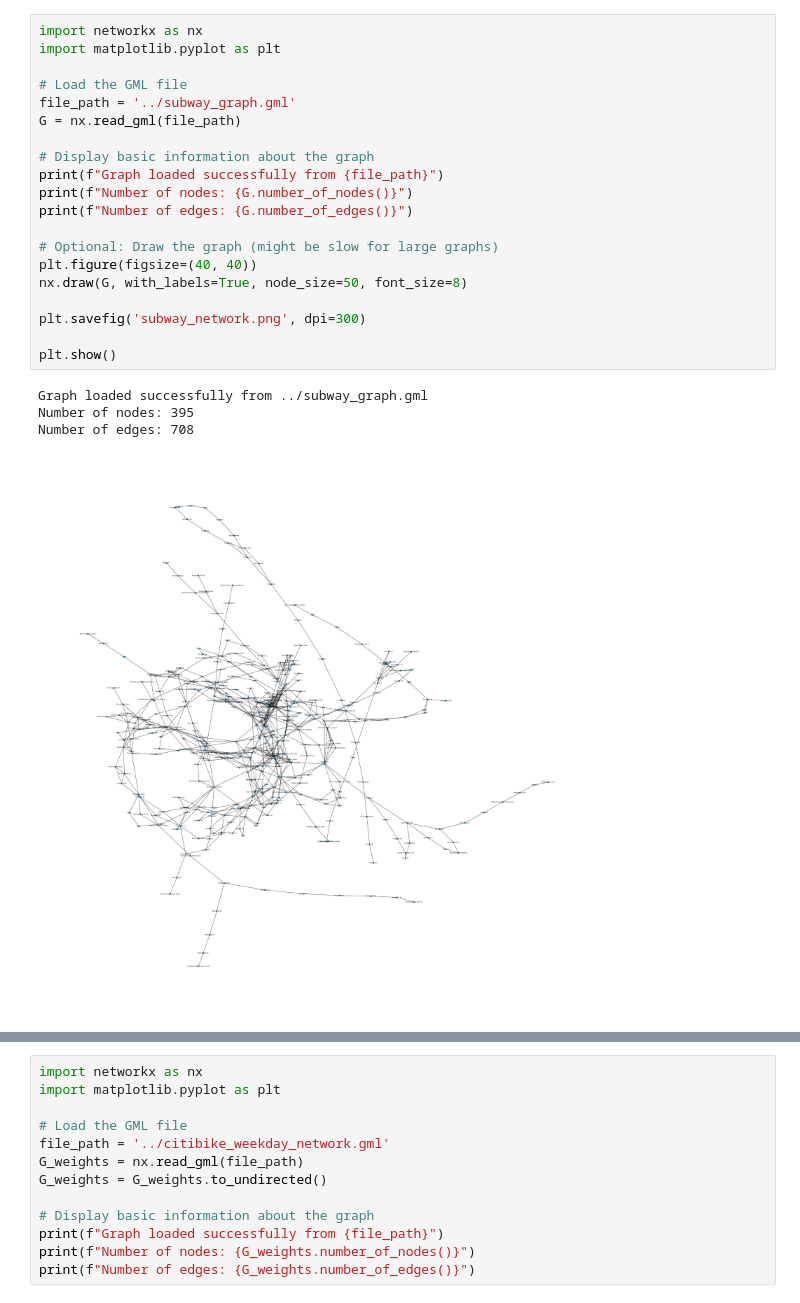
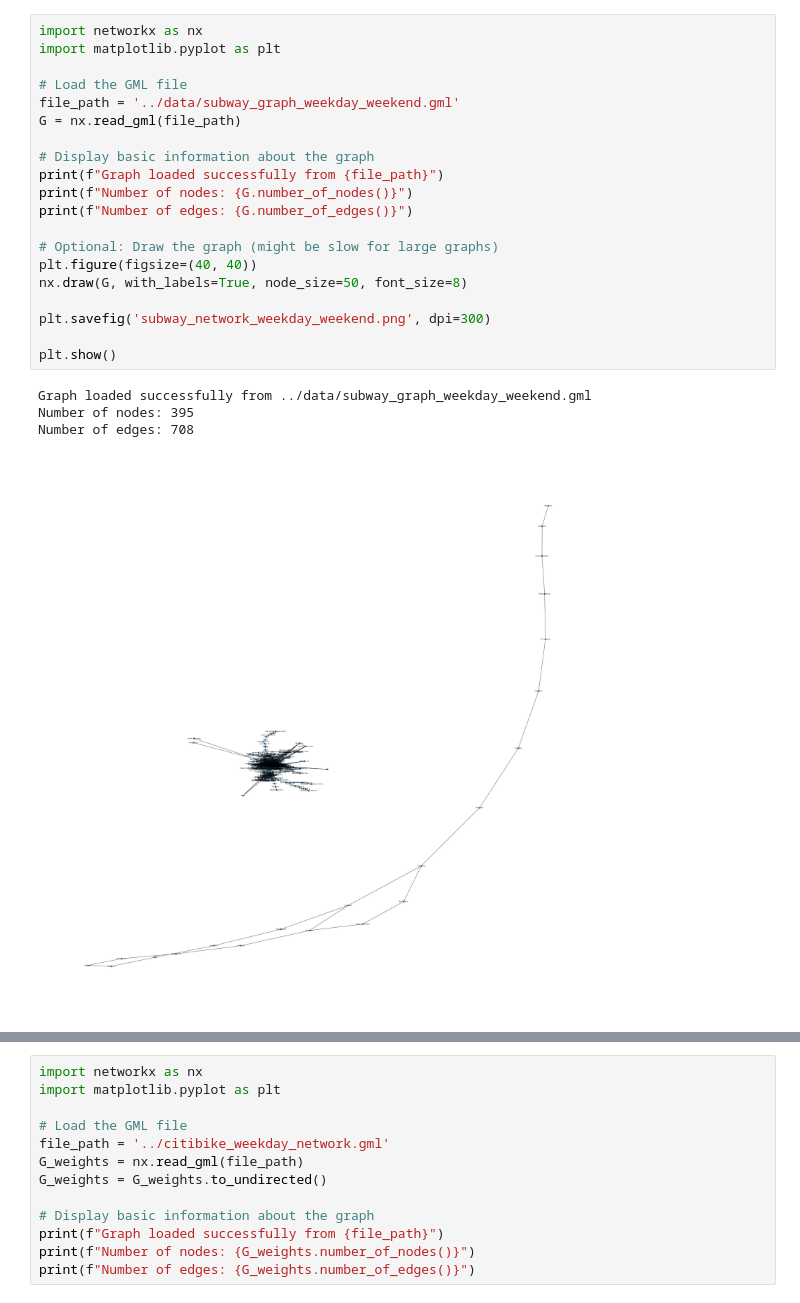
Before and after one commit to Person-Maink/NYCPublicTransportProject, a Jupyter notebook: src/stats.ipynb, the cells around one changed output, grey strips where cells are left out. Cells and saved outputs as stored; diff of their text form.

```diff
--- a/src/stats.ipynb
+++ b/src/stats.ipynb
@@ -1,28 +1,28 @@
 # %%
 import networkx as nx
 import matplotlib.pyplot as plt
 
 # Load the GML file
-file_path = '../subway_graph.gml'
+file_path = '../data/subway_graph_weekday_weekend.gml'
 G = nx.read_gml(file_path)
 
 # Display basic information about the graph
 print(f"Graph loaded successfully from {file_path}")
 print(f"Number of nodes: {G.number_of_nodes()}")
 print(f"Number of edges: {G.number_of_edges()}")
 
 # Optional: Draw the graph (might be slow for large graphs)
 plt.figure(figsize=(40, 40))
 nx.draw(G, with_labels=True, node_size=50, font_size=8)
 
-plt.savefig('subway_network.png', dpi=300)
+plt.savefig('subway_network_weekday_weekend.png', dpi=300)
 
 plt.show()
 # %% [output]
-Graph loaded successfully from ../subway_graph.gml
+Graph loaded successfully from ../data/subway_graph_weekday_weekend.gml
 Number of nodes: 395
 Number of edges: 708
-[figure, old version]
+[figure, new version]
 # %%
 import networkx as nx
 import matplotlib.pyplot as plt
```
Also changed, not shown: parts of 5 cells of this notebook, 5 other files.
